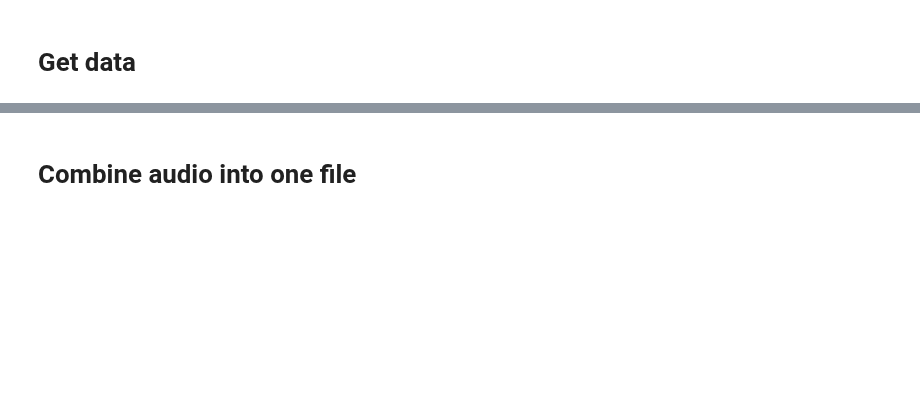
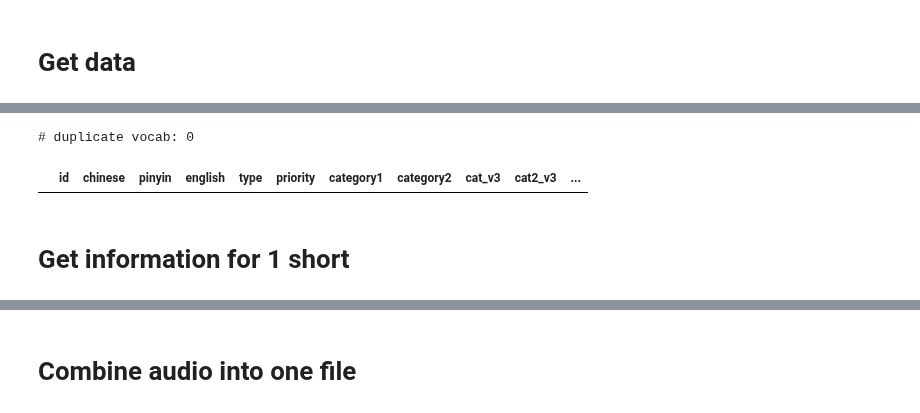
Before and after one commit to srcole/my_mandarin_database, a Jupyter notebook: mmd_lt_shorts.ipynb, the cells around one changed output, grey strips where cells are left out. Cells and saved outputs as stored; diff of their text form; code cells hidden in the pictures; blank space fills up the shorter version.

```diff
--- a/mmd_lt_shorts.ipynb
+++ b/mmd_lt_shorts.ipynb
@@ -101,5 +35,5 @@ data_settings
 # %%
-truly_load_data = True
+truly_load_data = False
 if truly_load_data:
     df_all_vocab = load_raw_data()
     df_all_vocab.to_csv('static/latest_data.csv', index=False)
@@ -117,5 +52,10 @@ df_all_vocab.head(3)
 | 1 | 2 | 白天 | bái tiān | daytime | word | 2.0 | time | NaN | Time | NaN | ... |
 | 2 | 3 | 组成 | zǔ chéng | to form;make up | word | 3.0 | general | NaN | Language & Expression | NaN | ... |
 # %%
-# print(f'# duplicate vocab: {len(df_dups)}')
-# df_dups
+print(f'# duplicate vocab: {len(df_dups)}')
+df_dups
+# %% [output]
+# duplicate vocab: 0
+|  | id | chinese | pinyin | english | type | priority | category1 | category2 | cat_v3 | cat2_v3 | ... |
+# %% [markdown]
+# Get information for 1 short
```
Also changed, not shown: parts of 20 cells of this notebook, 2 other files.
